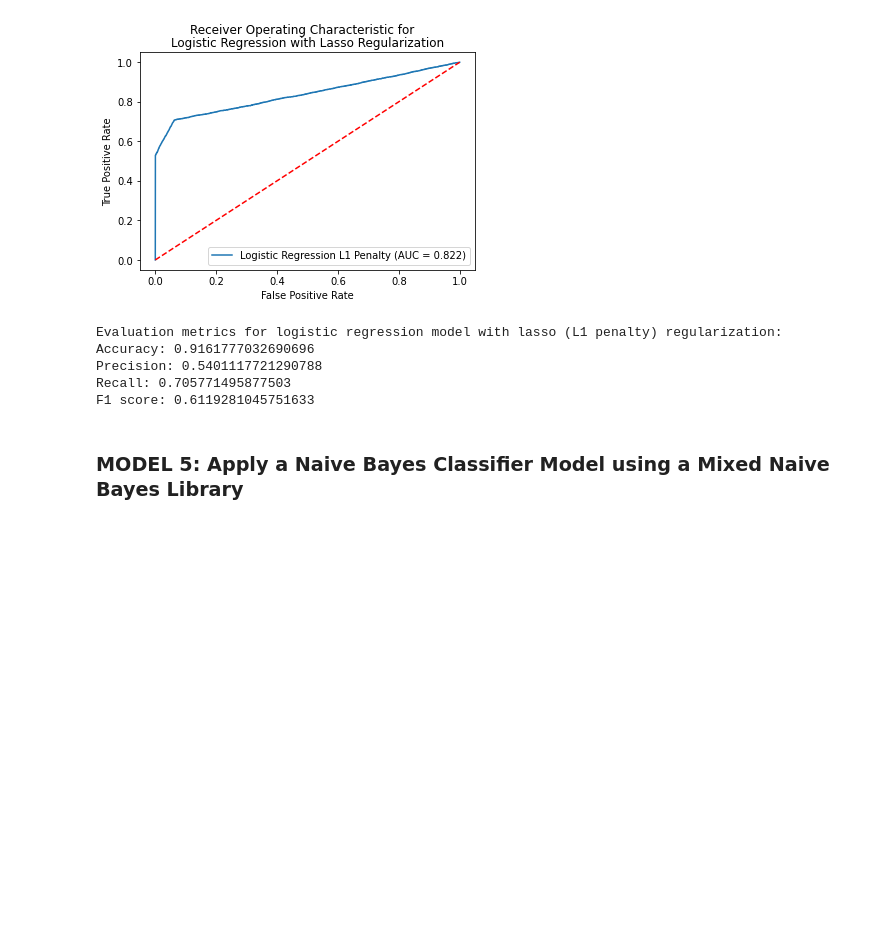
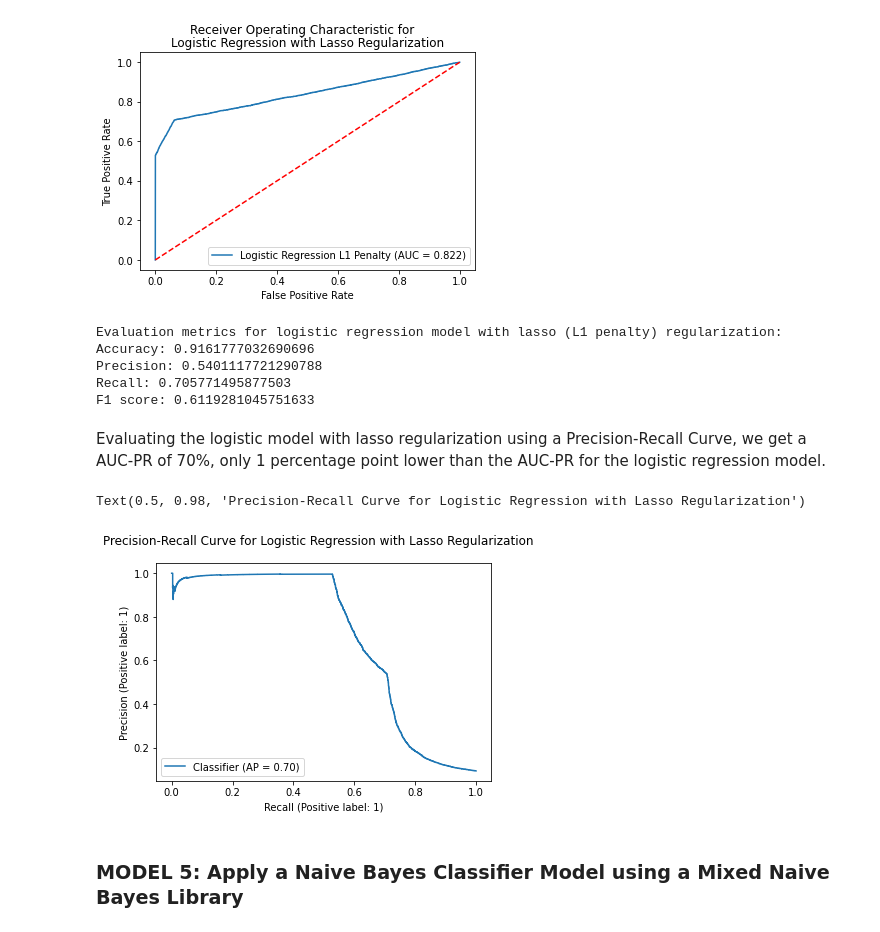
Before and after one commit to lillianlakes/credit-card-fraud-detection, a Jupyter notebook: index.ipynb, the cells around one changed output. Cells and saved outputs as stored; diff of their text form; code cells hidden in the pictures; blank space fills up the shorter version.

```diff
--- a/index.ipynb
+++ b/index.ipynb
@@ -1648,6 +1664,14 @@ Accuracy: 0.9161777032690696
 Precision: 0.5401117721290788
 Recall: 0.705771495877503
 F1 score: 0.6119281045751633
+# %% [markdown]
+Evaluating the logistic model with lasso regularization using a Precision-Recall Curve, we get a AUC-PR of 70%, only 1 percentage point lower than the AUC-PR for the logistic regression model.
+# %%
+pr_display = PrecisionRecallDisplay.from_predictions(y_test, lassoreg_scores[:,1])
+pr_display.figure_.suptitle('Precision-Recall Curve for Logistic Regression with Lasso Regularization')
+# %% [output]
+Text(0.5, 0.98, 'Precision-Recall Curve for Logistic Regression with Lasso Regularization')
+[figure, added]
 # %% [markdown]
 ### MODEL 5: Apply a Naive Bayes Classifier Model using a Mixed Naive Bayes Library
 # %% [markdown]
```
Also changed, not shown: parts of 5 cells of this notebook.
